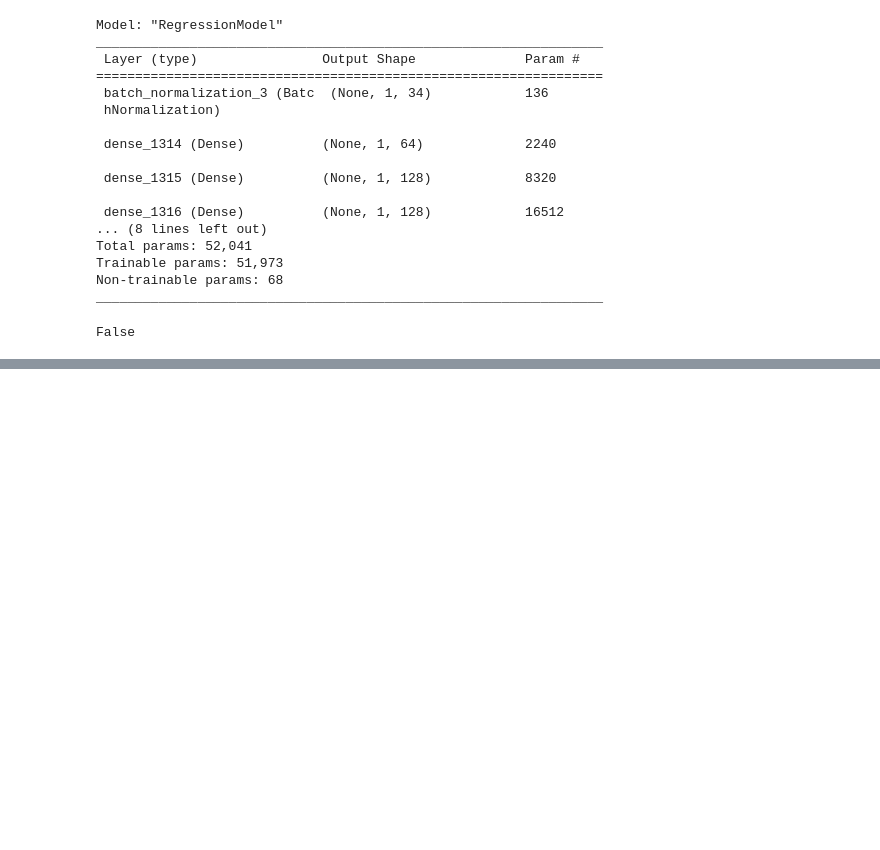
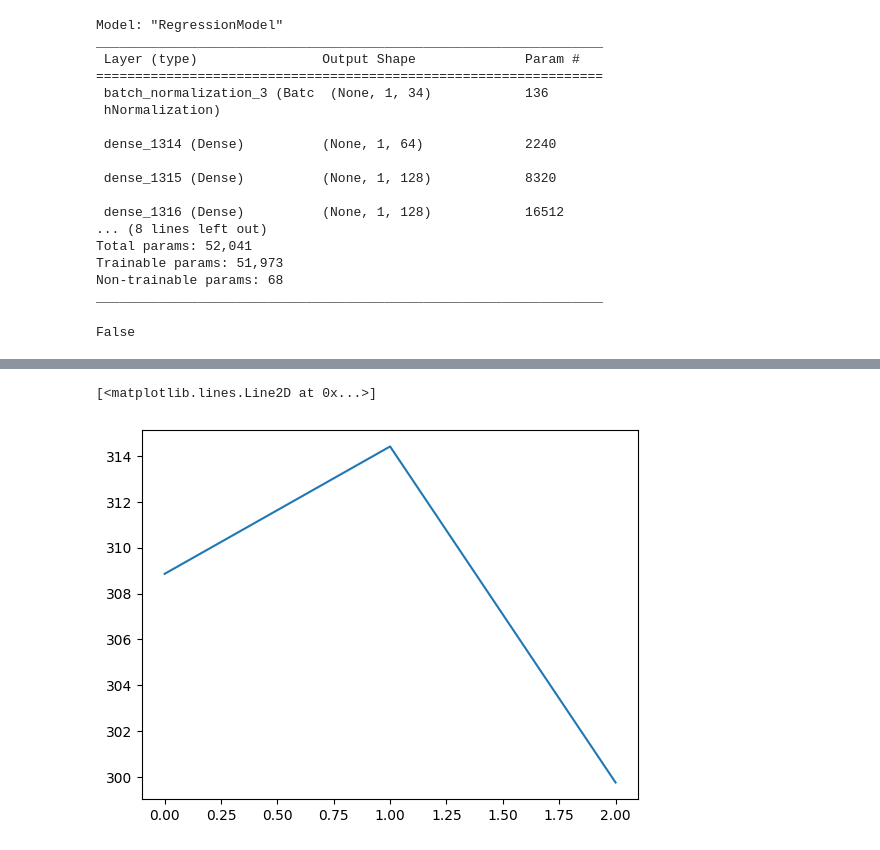
Before and after one commit to AR-PyT/UROP1100_TimeSeries, a Jupyter notebook: DataProcessing.ipynb, the cells around one changed output, grey strips where cells are left out. Saved outputs shown, nothing was run; the diff lists cells and outputs as text; code cells hidden in the pictures; blank space fills up the shorter version.

```diff
--- a/DataProcessing.ipynb
+++ b/DataProcessing.ipynb
@@ -209,0 +325,5 @@ False
+# %%
+plt.plot(history.history['loss'][:100])
+# %% [output]
+[<matplotlib.lines.Line2D at 0x...>]
+[figure, added]
```
Also changed, not shown: parts of 13 cells of this notebook, 1 other file.
